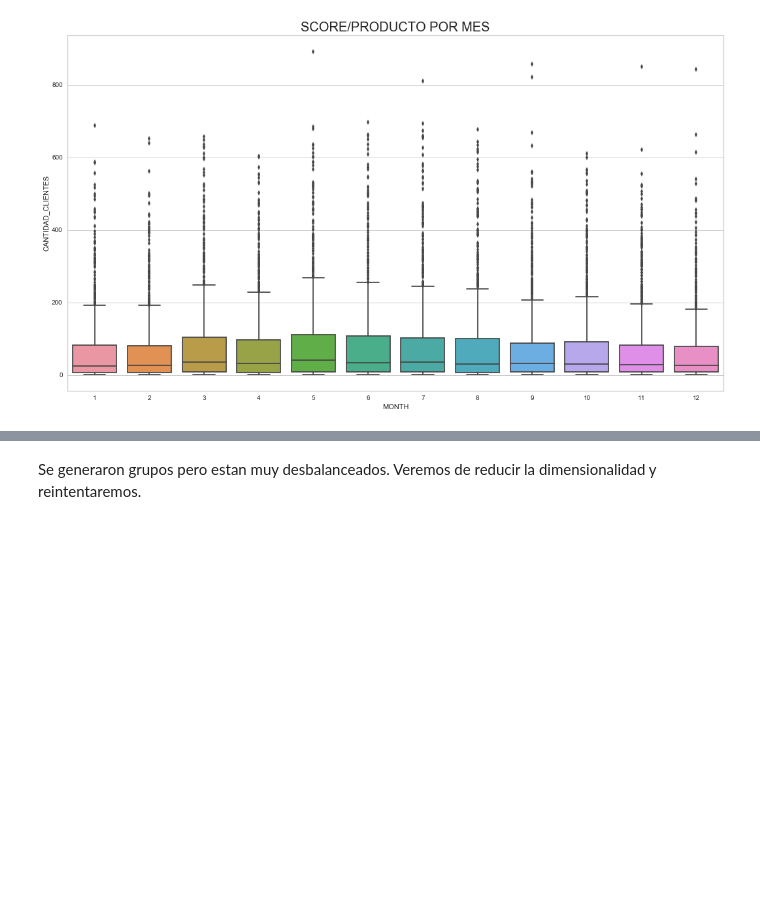
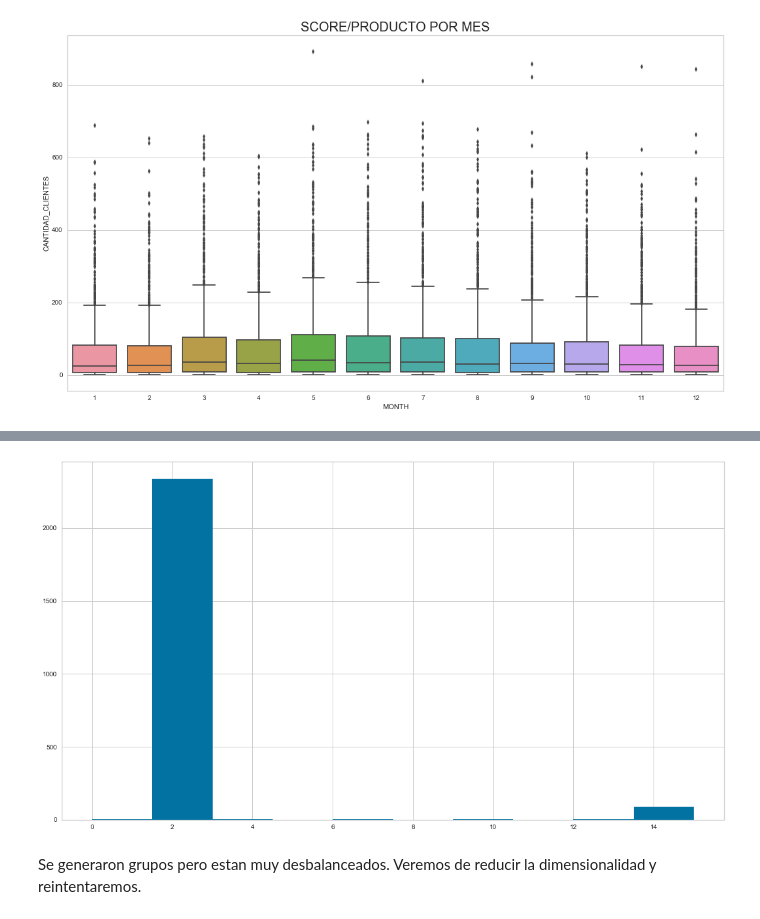
Before and after one commit to david-gonzalez/diplodatos, a Jupyter notebook: Aprendizaje_NO_supervisado/Entregables/Laboratorio-1/Aprendizaje No Supervisado - Laboratorio 1 - Clustering - v2.ipynb, the cells around one changed output, grey strips where cells are left out. Saved outputs shown, nothing was run; the diff lists cells and outputs as text; code cells hidden in the pictures; blank space fills up the shorter version.

Commit message:
Initial clustering completed.

```diff
--- a/Aprendizaje_NO_supervisado/Entregables/Laboratorio-1/Aprendizaje No Supervisado - Laboratorio 1 - Clustering - v2.ipynb
+++ b/Aprendizaje_NO_supervisado/Entregables/Laboratorio-1/Aprendizaje No Supervisado - Laboratorio 1 - Clustering - v2.ipynb
@@ -194,0 +284,9 @@ for x in range(1, 12):
+# %%
+ppc_c_df = ( data_df[['CODIGO_CLIENTE', 'MONTH', 'CODIGO_ARTICULO', 'CANTIDAD']]
+        .groupby(['CODIGO_CLIENTE', 'MONTH', 'CODIGO_ARTICULO'])
+        .agg({ 'CANTIDAD': 'sum'})
+        .reset_index()
+        .rename(columns={'CANTIDAD':'UNIDADES_VENDIDAS'})
+    )
+
+ppc_c_df.head()
@@ -195,3 +300,3 @@ for x in range(1, 12):
 # %%
 # Ok, ahora obtenemos cantidades de productos por clientes en una matriz
-ppcp_df = pd.DataFrame( data_df.pivot(index='CODIGO_CLIENTE', columns=['CODIGO_ARTICULO', 'MONTH'], values='PRECIO_TOTAL').fillna(0).to_records() ).set_index('CODIGO_CLIENTE')
+ppcp_df = ppc_c_df.pivot_table(index='CODIGO_CLIENTE', columns=['CODIGO_ARTICULO', 'MONTH'], values='UNIDADES_VENDIDAS').fillna(0)
@@ -214,14 +345,16 @@ plt.show()
 # %%
-num_clusters = 9
+num_clusters = 16
 
 # Ejecutamos la clusterización por la cantidad de clusters seleccionada:
 
 np.random.seed(0)
 ppcp_kmeans = KMeans(n_clusters=num_clusters)
 ppcp_df['CLUSTER'] = ppcp_kmeans.fit_predict(ppcp_norm)
 
 ppcp_df.CLUSTER.hist()
 plt.show()
+# %% [output]
+[figure, added]
 # %% [markdown]
 Se generaron grupos pero estan muy desbalanceados. Veremos de reducir la dimensionalidad y reintentaremos.
 # %% [markdown]
```
Also changed, not shown: parts of 17 cells of this notebook.
